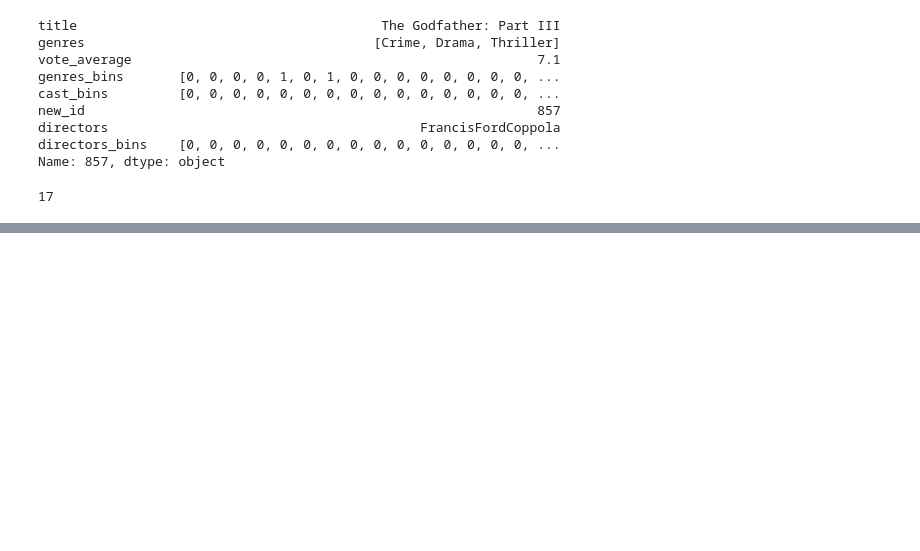
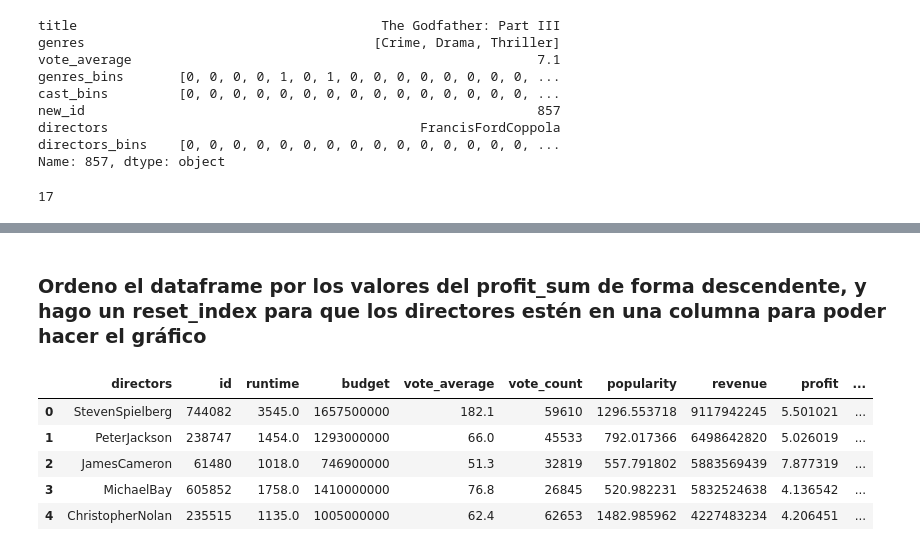
Before and after one commit to carlosmd14/datamad0119, a Jupyter notebook: final-project/project/main.ipynb, the cells around one changed output, grey strips where cells are left out. Saved outputs shown, nothing was run; the diff lists cells and outputs as text; code cells hidden in the pictures; blank space fills up the shorter version.

```diff
--- a/final-project/project/main.ipynb
+++ b/final-project/project/main.ipynb
@@ -1142,0 +1195,12 @@ len(df12[df12['title'].str.contains('Dragon')])
+# %% [markdown]
+### Ordeno el dataframe por los valores del profit_sum de forma descendente, y hago un reset_index para que los directores estén en una columna para poder hacer el gráfico
+# %%
+profit_sum = df6_gbdr.reset_index().sort_values(by='profit_sum', ascending=False)[df6_gbdr.reset_index().budget>500000]
+profit_sum.head()
+# %% [output]
+|  | directors | id | runtime | budget | vote_average | vote_count | popularity | revenue | profit | ... |
+| 0 | StevenSpielberg | 744082 | 3545.0 | 1657500000 | 182.1 | 59610 | 1296.553718 | 9117942245 | 5.501021 | ... |
+| 1 | PeterJackson | 238747 | 1454.0 | 1293000000 | 66.0 | 45533 | 792.017366 | 6498642820 | 5.026019 | ... |
+| 2 | JamesCameron | 61480 | 1018.0 | 746900000 | 51.3 | 32819 | 557.791802 | 5883569439 | 7.877319 | ... |
+| 3 | MichaelBay | 605852 | 1758.0 | 1410000000 | 76.8 | 26845 | 520.982231 | 5832524638 | 4.136542 | ... |
+| 4 | ChristopherNolan | 235515 | 1135.0 | 1005000000 | 62.4 | 62653 | 1482.985962 | 4227483234 | 4.206451 | ... |
```
Also changed, not shown: parts of 16 cells of this notebook, 4 other files.
